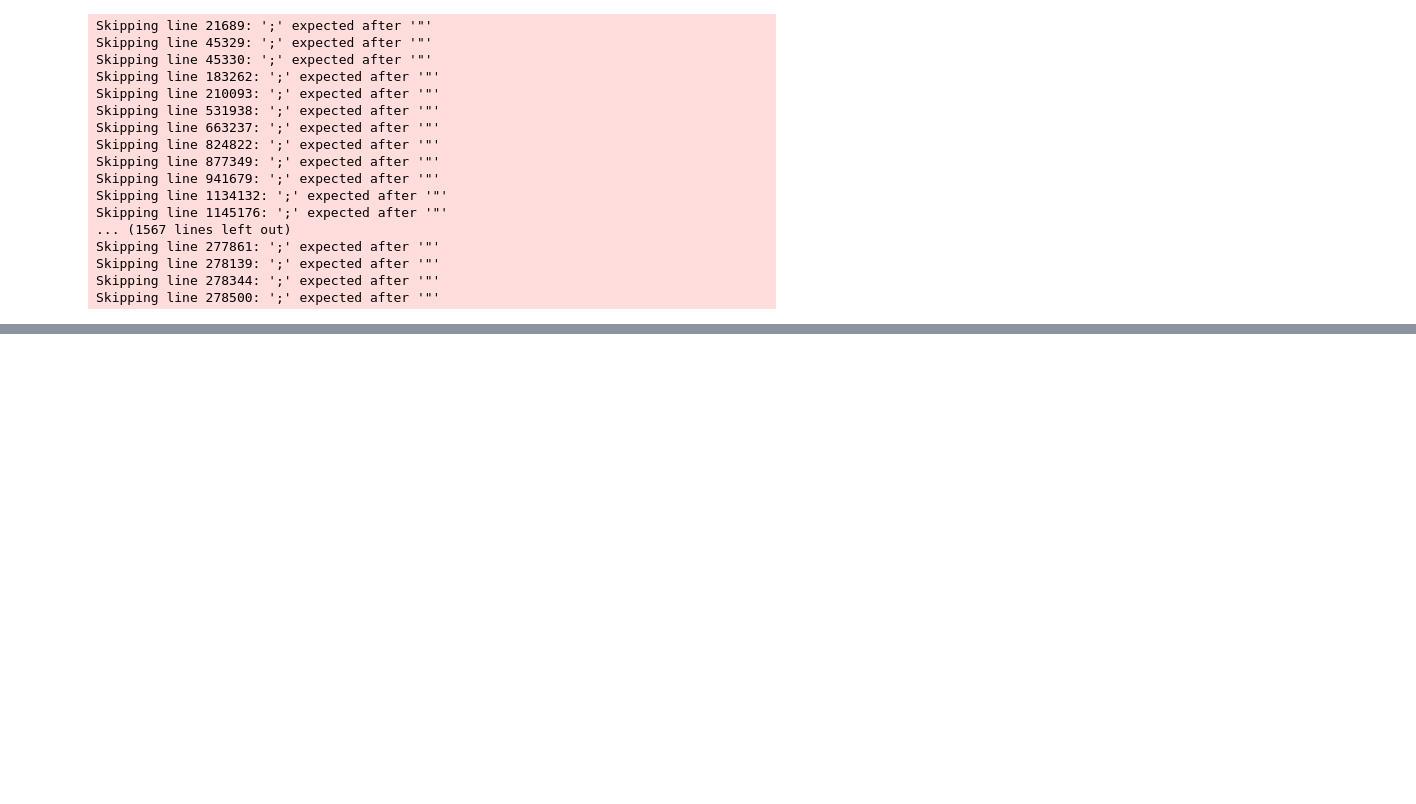
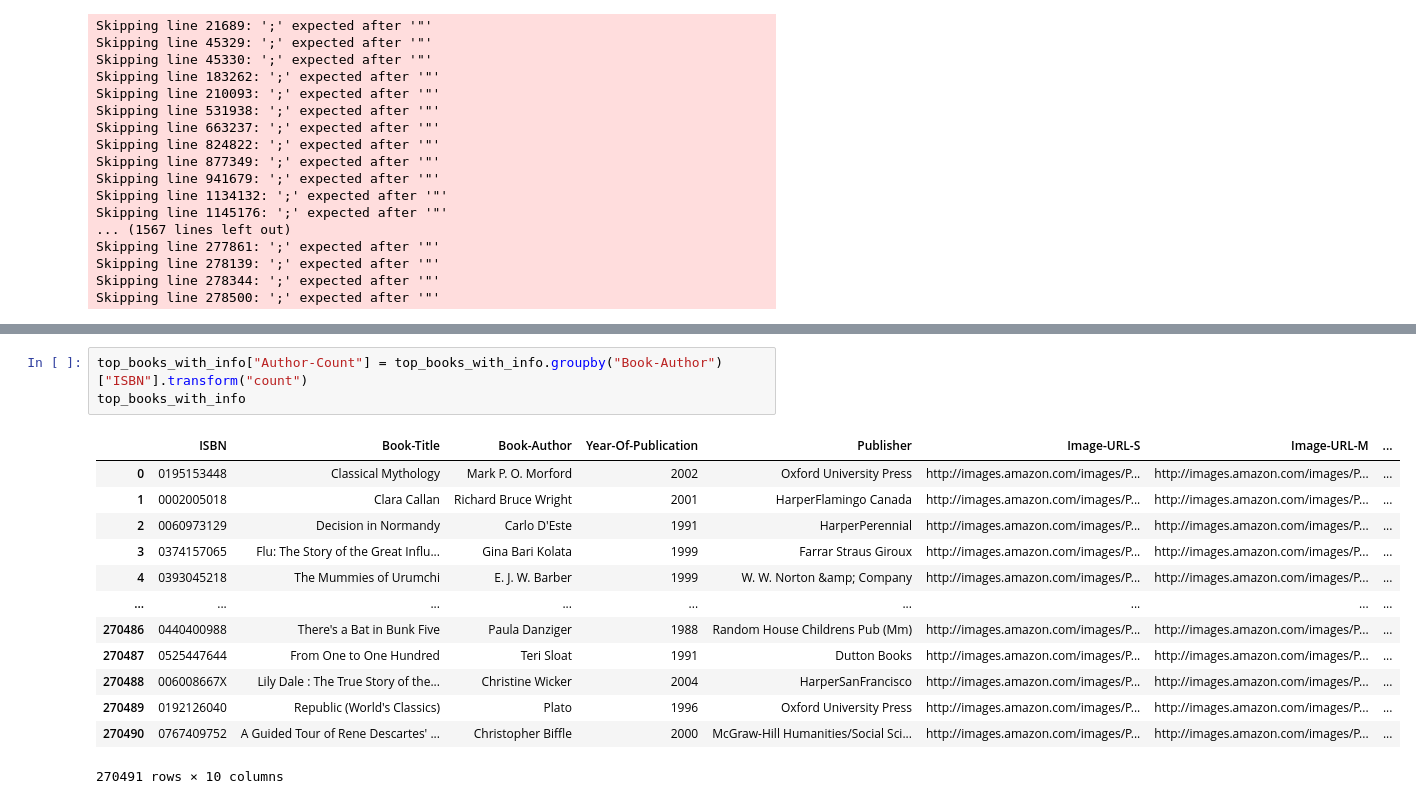
Before and after one commit to shaked-oren/ml_fun, a Jupyter notebook: inter.ipynb, the cells around one changed output, grey strips where cells are left out. Drawn from its saved outputs; the diff is of its cells as text; blank space fills up the shorter version.

```diff
--- a/inter.ipynb
+++ b/inter.ipynb
@@ -108,3 +106,20 @@ size    0
 mean    0
 dtype: int64
 (270491, 2)
+# %%
+top_books_with_info["Author-Count"] = top_books_with_info.groupby("Book-Author")["ISBN"].transform("count")
+top_books_with_info
+# %% [output]
+|  | ISBN | Book-Title | Book-Author | Year-Of-Publication | Publisher | Image-URL-S | Image-URL-M | ... |
+| 0 | 0195153448 | Classical Mythology | Mark P. O. Morford | 2002 | Oxford University Press | http://images.amazon.com/images/P... | http://images.amazon.com/images/P... | ... |
+| 1 | 0002005018 | Clara Callan | Richard Bruce Wright | 2001 | HarperFlamingo Canada | http://images.amazon.com/images/P... | http://images.amazon.com/images/P... | ... |
+| 2 | 0060973129 | Decision in Normandy | Carlo D'Este | 1991 | HarperPerennial | http://images.amazon.com/images/P... | http://images.amazon.com/images/P... | ... |
+| 3 | 0374157065 | Flu: The Story of the Great Influ... | Gina Bari Kolata | 1999 | Farrar Straus Giroux | http://images.amazon.com/images/P... | http://images.amazon.com/images/P... | ... |
+| 4 | 0393045218 | The Mummies of Urumchi | E. J. W. Barber | 1999 | W. W. Norton &amp; Company | http://images.amazon.com/images/P... | http://images.amazon.com/images/P... | ... |
+| ... | ... | ... | ... | ... | ... | ... | ... | ... |
+| 270486 | 0440400988 | There's a Bat in Bunk Five | Paula Danziger | 1988 | Random House Childrens Pub (Mm) | http://images.amazon.com/images/P... | http://images.amazon.com/images/P... | ... |
+| 270487 | 0525447644 | From One to One Hundred | Teri Sloat | 1991 | Dutton Books | http://images.amazon.com/images/P... | http://images.amazon.com/images/P... | ... |
+| 270488 | 006008667X | Lily Dale : The True Story of the... | Christine Wicker | 2004 | HarperSanFrancisco | http://images.amazon.com/images/P... | http://images.amazon.com/images/P... | ... |
+| 270489 | 0192126040 | Republic (World's Classics) | Plato | 1996 | Oxford University Press | http://images.amazon.com/images/P... | http://images.amazon.com/images/P... | ... |
+| 270490 | 0767409752 | A Guided Tour of Rene Descartes' ... | Christopher Biffle | 2000 | McGraw-Hill Humanities/Social Sci... | http://images.amazon.com/images/P... | http://images.amazon.com/images/P... | ... |
+270491 rows × 10 columns
```
Also changed, not shown: parts of 1 cell of this notebook.
